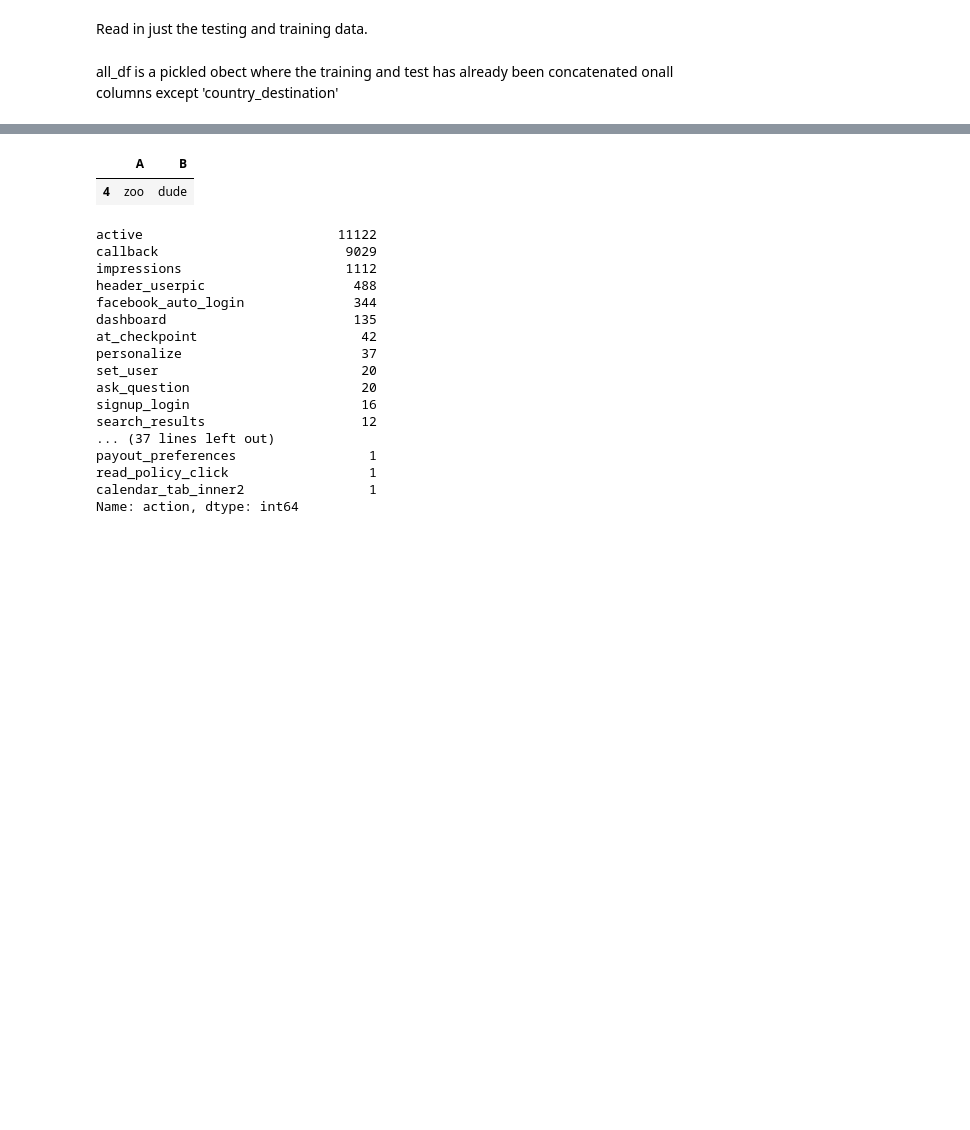
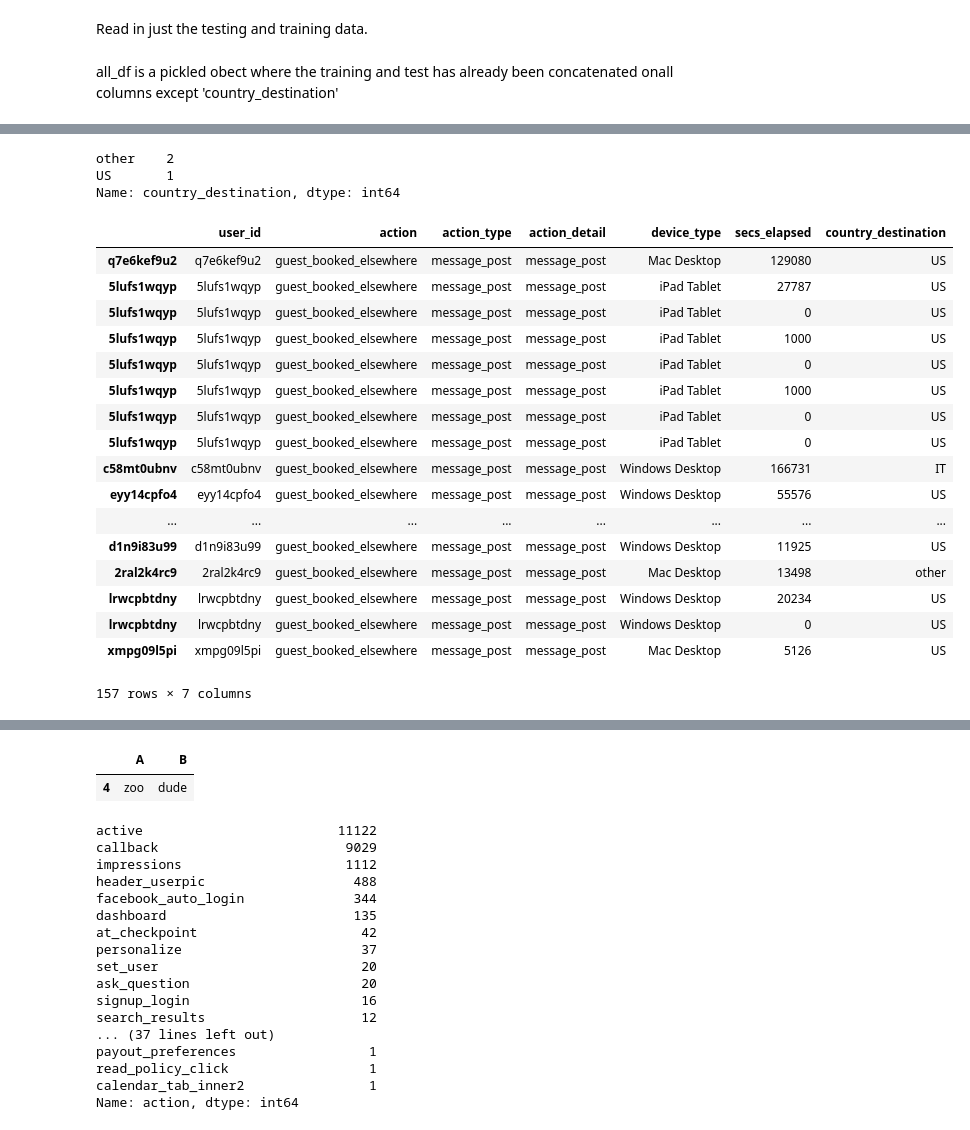
Before and after one commit to ily9000/Kaggle_AirBnB, a Jupyter notebook: scripts/sessions.ipynb, the cells around one changed output, grey strips where cells are left out. Cells and saved outputs as stored; diff of their text form; code cells hidden in the pictures; blank space fills up the shorter version.

```diff
--- a/scripts/sessions.ipynb
+++ b/scripts/sessions.ipynb
@@ -45,0 +130,27 @@ sessions
+# %%
+tr_sessions[tr_sessions.action == 'guest_billing_receipt'].country_destination.value_counts()
+# %% [output]
+other    2
+US       1
+Name: country_destination, dtype: int64
+# %%
+tr_sessions[tr_sessions.action == 'guest_booked_elsewhere']
+# %% [output]
+|  | user_id | action | action_type | action_detail | device_type | secs_elapsed | country_destination |
+| q7e6kef9u2 | q7e6kef9u2 | guest_booked_elsewhere | message_post | message_post | Mac Desktop | 129080 | US |
+| 5lufs1wqyp | 5lufs1wqyp | guest_booked_elsewhere | message_post | message_post | iPad Tablet | 27787 | US |
+| 5lufs1wqyp | 5lufs1wqyp | guest_booked_elsewhere | message_post | message_post | iPad Tablet | 0 | US |
+| 5lufs1wqyp | 5lufs1wqyp | guest_booked_elsewhere | message_post | message_post | iPad Tablet | 1000 | US |
+| 5lufs1wqyp | 5lufs1wqyp | guest_booked_elsewhere | message_post | message_post | iPad Tablet | 0 | US |
+| 5lufs1wqyp | 5lufs1wqyp | guest_booked_elsewhere | message_post | message_post | iPad Tablet | 1000 | US |
+| 5lufs1wqyp | 5lufs1wqyp | guest_booked_elsewhere | message_post | message_post | iPad Tablet | 0 | US |
+| 5lufs1wqyp | 5lufs1wqyp | guest_booked_elsewhere | message_post | message_post | iPad Tablet | 0 | US |
+| c58mt0ubnv | c58mt0ubnv | guest_booked_elsewhere | message_post | message_post | Windows Desktop | 166731 | IT |
+| eyy14cpfo4 | eyy14cpfo4 | guest_booked_elsewhere | message_post | message_post | Windows Desktop | 55576 | US |
+| ... | ... | ... | ... | ... | ... | ... | ... |
+| d1n9i83u99 | d1n9i83u99 | guest_booked_elsewhere | message_post | message_post | Windows Desktop | 11925 | US |
+| 2ral2k4rc9 | 2ral2k4rc9 | guest_booked_elsewhere | message_post | message_post | Mac Desktop | 13498 | other |
+| lrwcpbtdny | lrwcpbtdny | guest_booked_elsewhere | message_post | message_post | Windows Desktop | 20234 | US |
+| lrwcpbtdny | lrwcpbtdny | guest_booked_elsewhere | message_post | message_post | Windows Desktop | 0 | US |
+| xmpg09l5pi | xmpg09l5pi | guest_booked_elsewhere | message_post | message_post | Mac Desktop | 5126 | US |
+157 rows × 7 columns
```
Also changed, not shown: parts of 43 cells of this notebook, 1 other file.
